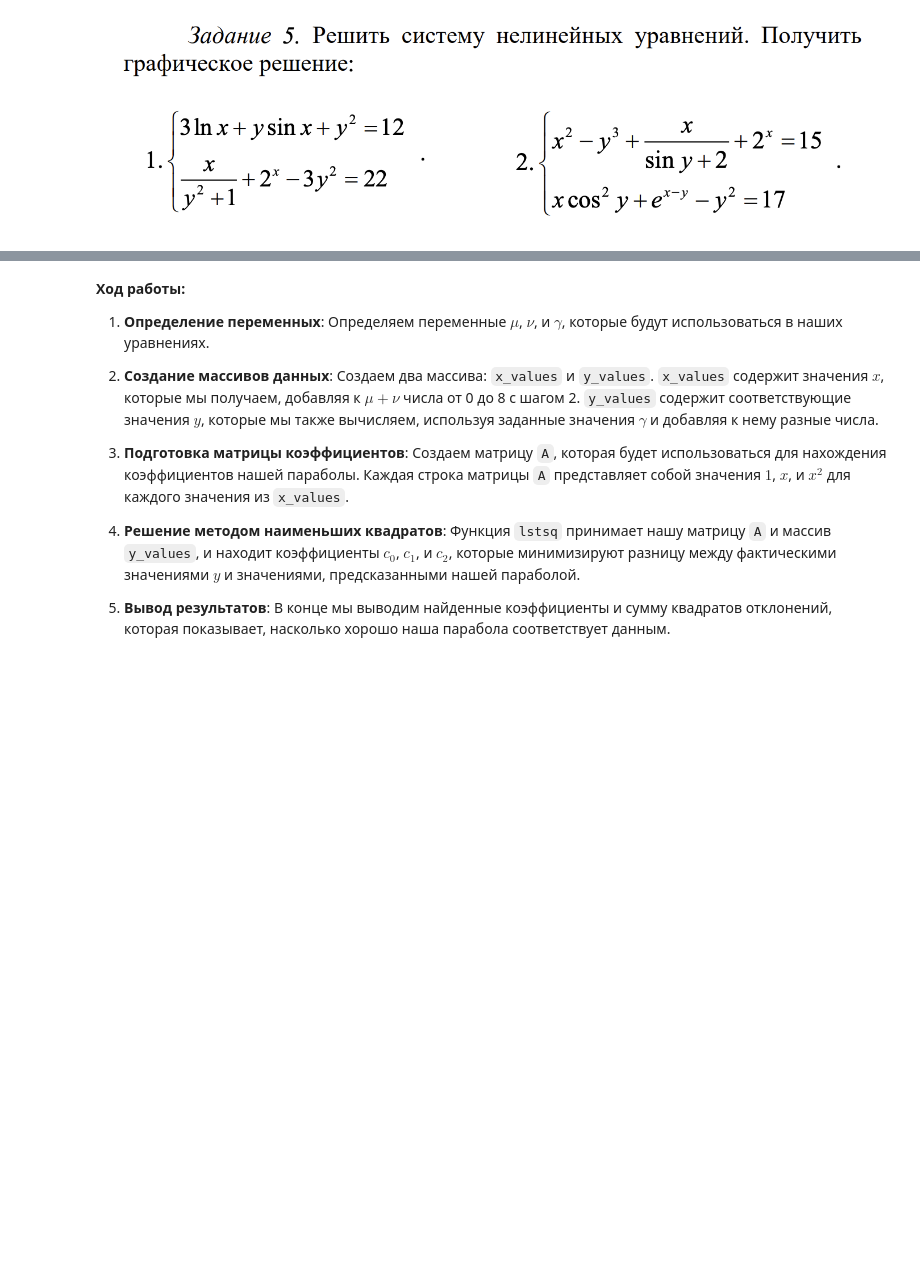
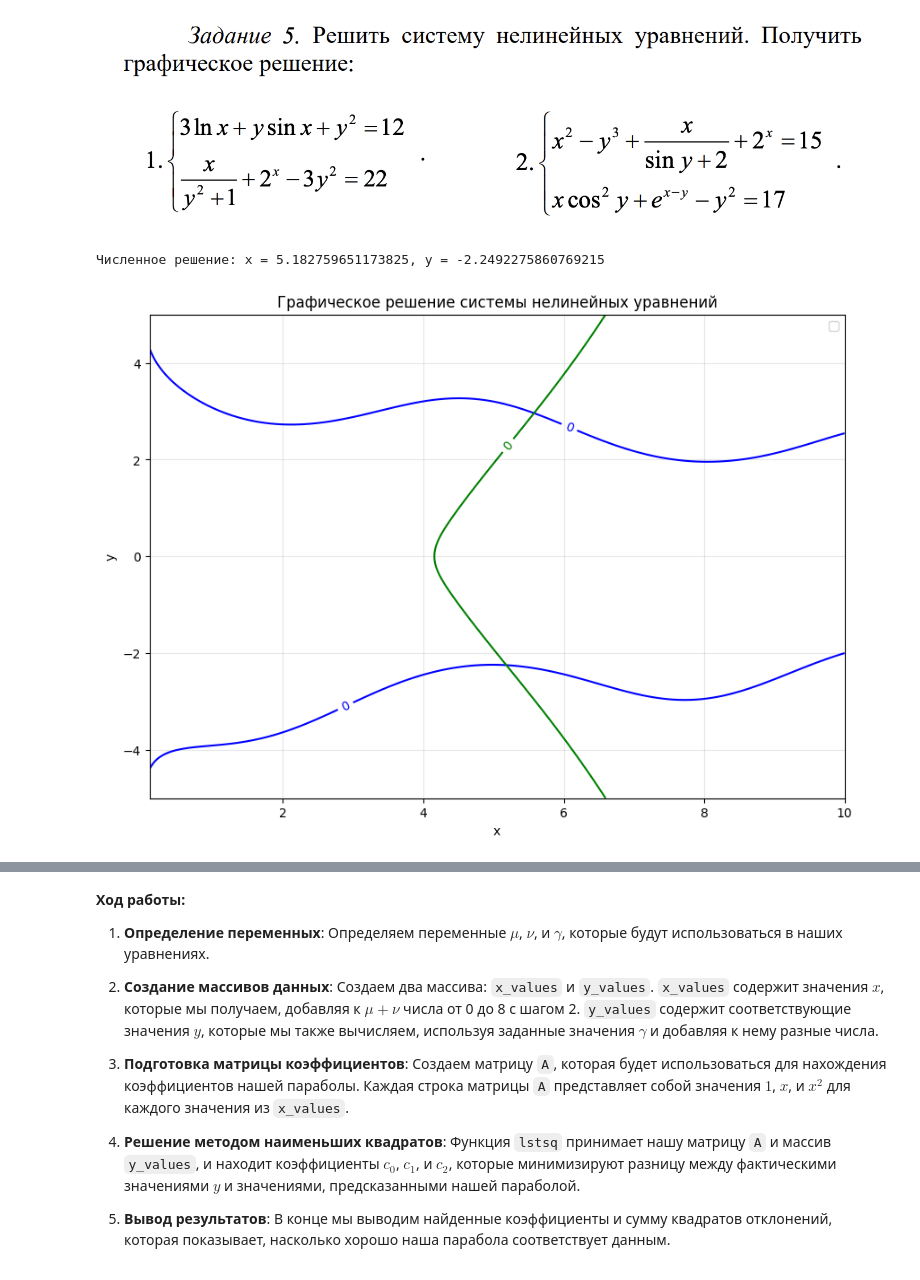
Before and after one commit to DanisStepanov/Computer-mathematics-systems, a Jupyter notebook: 4. Библиотека SciPy/Практическая_работа_№4_Библиотека_SciPy_Часть_№1.ipynb, the cells around one changed output, grey strips where cells are left out. Saved outputs shown, nothing was run; the diff lists cells and outputs as text; code cells hidden in the pictures; blank space fills up the shorter version.

```diff
--- a/4. Библиотека SciPy/Практическая_работа_№4_Библиотека_SciPy_Часть_№1.ipynb
+++ b/4. Библиотека SciPy/Практическая_работа_№4_Библиотека_SciPy_Часть_№1.ipynb
@@ -206,7 +207,7 @@ alpha = float(input("Введите alpha: "))
 beta  = float(input("Введите beta: "))
 gamma = float(input("Введите gamma: "))
 mu    = float(input("Введите mu: "))
-nu    = float(input("Введите nu00: ")) # ню
+nu    = float(input("Введите nu0: "))
 
 def f(x):
     x1, x2, x3, x4 = x
@@ -219,6 +220,7 @@ def f(x):
 x0 = [0, 0, 0, 0]
 sol = root(f, x0)
 
+
 print("x1 =", sol.x[0])
 print("x2 =", sol.x[1])
 print("x3 =", sol.x[2])
@@ -239,0 +240,36 @@ x4 = -1.0846837446788912e-30
+# %%
+from scipy.optimize import fsolve
+def f(v):
+    x, y = v
+    f1 = 3 * np.log(x) + y * np.sin(x) + y**2 - 12
+    f2 = x / (y**2 + 1) + 2**x - 3 * y**2 - 22
+    return [f1, f2]
+guess = [1, 1]
+sol = fsolve(f, guess)
+x_opt, y_opt = sol
+
+print(f"Численное решение: x = {x_opt}, y = {y_opt}")
+
+x_range = np.linspace(0.1, 10, 400)
+y_range = np.linspace(-5, 5, 400)
+X, Y = np.meshgrid(x_range, y_range)
+
+Z1 = 3 * np.log(X) + Y * np.sin(X) + Y**2 - 12
+Z2 = X / (Y**2 + 1) + 2**X - 3 * Y**2 - 22
+
+plt.figure(figsize=(10, 7))
+contour1 = plt.contour(X, Y, Z1, levels=[0], colors='blue')
+contour2 = plt.contour(X, Y, Z2, levels=[0], colors='green')
+
+
+plt.clabel(contour1, inline=True)
+plt.clabel(contour2, inline=True)
+plt.title('Графическое решение системы нелинейных уравнений')
+plt.xlabel('x')
+plt.ylabel('y')
+plt.grid(True, alpha=0.3)
+plt.legend()
+plt.show()
+# %% [output]
+Численное решение: x = 5.182759651173825, y = -2.2492275860769215
+[figure, added]
```
Also changed, not shown: parts of 6 cells of this notebook.
